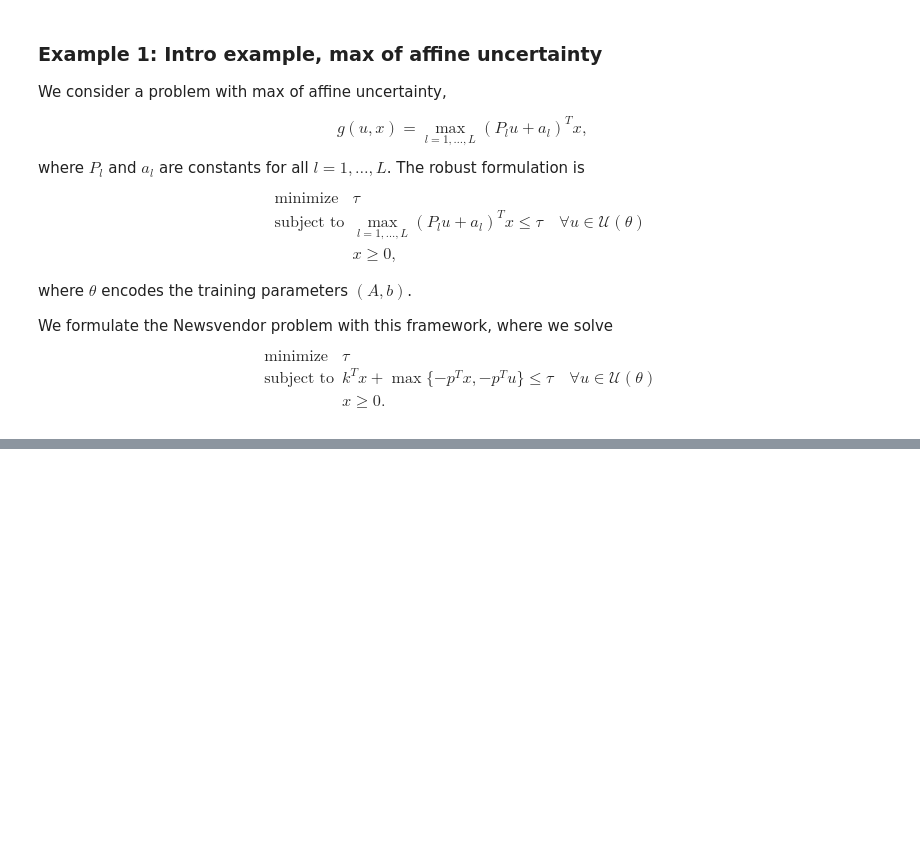
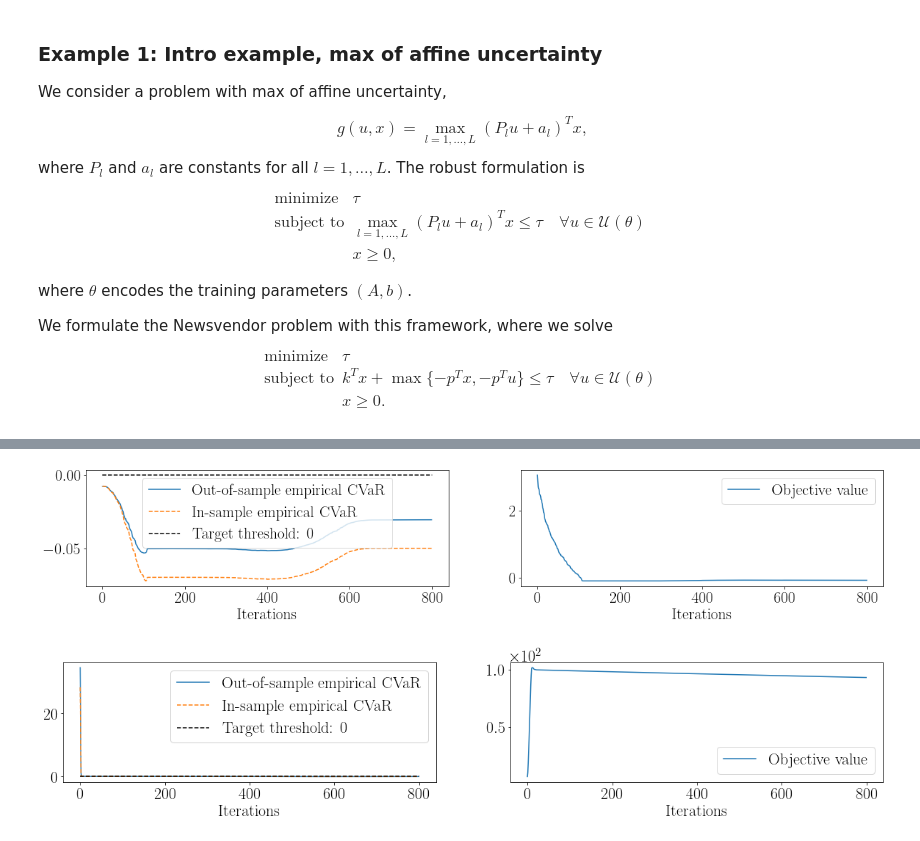
Before and after one commit to stellatogrp/lropt, a Jupyter notebook: docs/examples/experiments/Newsvendor/Newsvendor_intro.ipynb, the cells around one changed output, grey strips where cells are left out. Saved outputs shown, nothing was run; the diff lists cells and outputs as text; code cells hidden in the pictures; blank space fills up the shorter version.

```diff
--- a/docs/examples/experiments/Newsvendor/Newsvendor_intro.ipynb
+++ b/docs/examples/experiments/Newsvendor/Newsvendor_intro.ipynb
@@ -171,5 +164,11 @@ dfgrid = result4.df
 # Grid search reshaped
 result5 = prob.grid(epslst = np.linspace(0.01, 2.98, 40), init_A = A_fin, init_b = b_fin, seed = s, init_alpha = -0., test_percentage = test_perc,scenarios = scenarios, num_scenarios = num_scenarios)
 dfgrid2 = result5.df
+# %%
+plot_iters(df1,"news")
+plot_iters(df_r2,"news")
+# %% [output]
+[figure, added]
+[figure, added]
 # %%
 eps_list = np.linspace(0.01, 2.98, 40)
```
Also changed, not shown: parts of 11 cells of this notebook, 9 other files.
